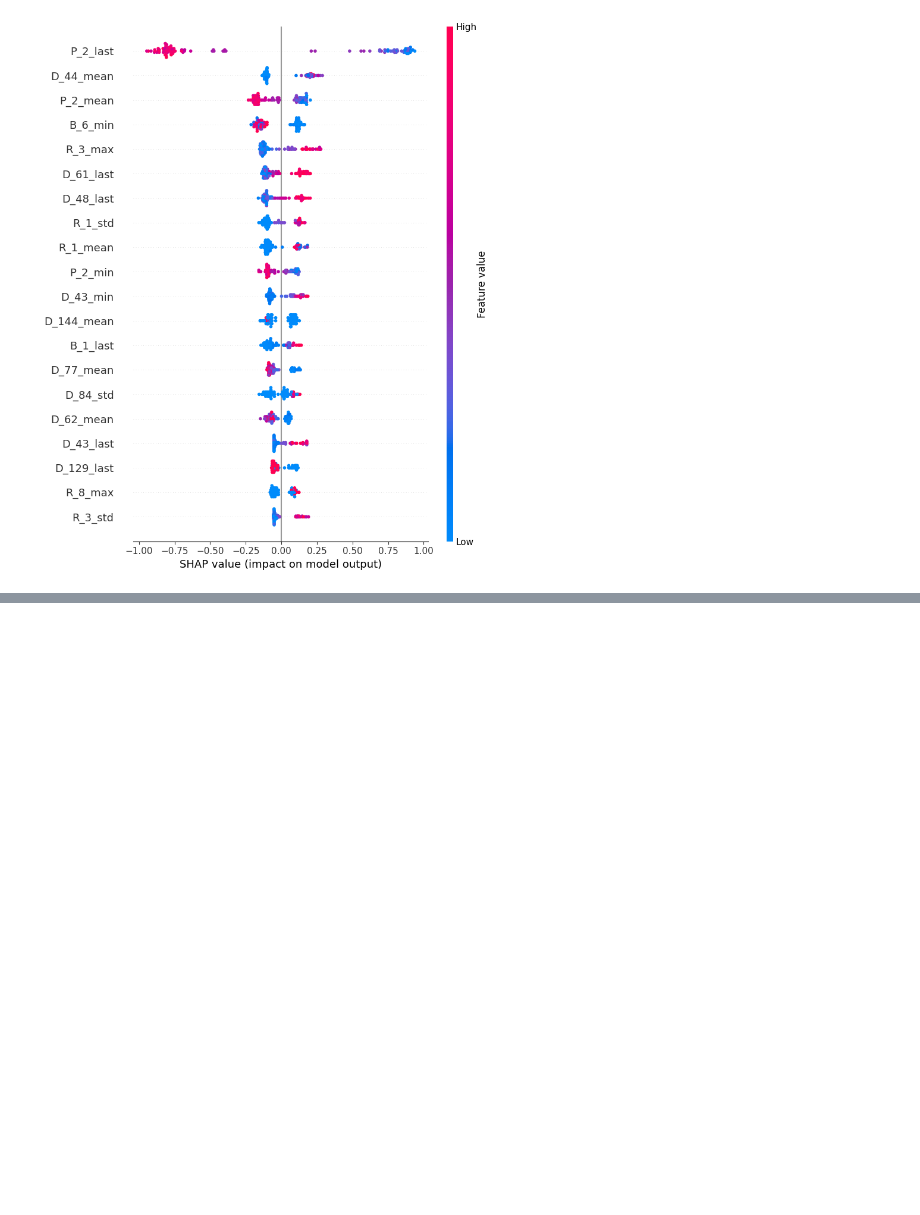
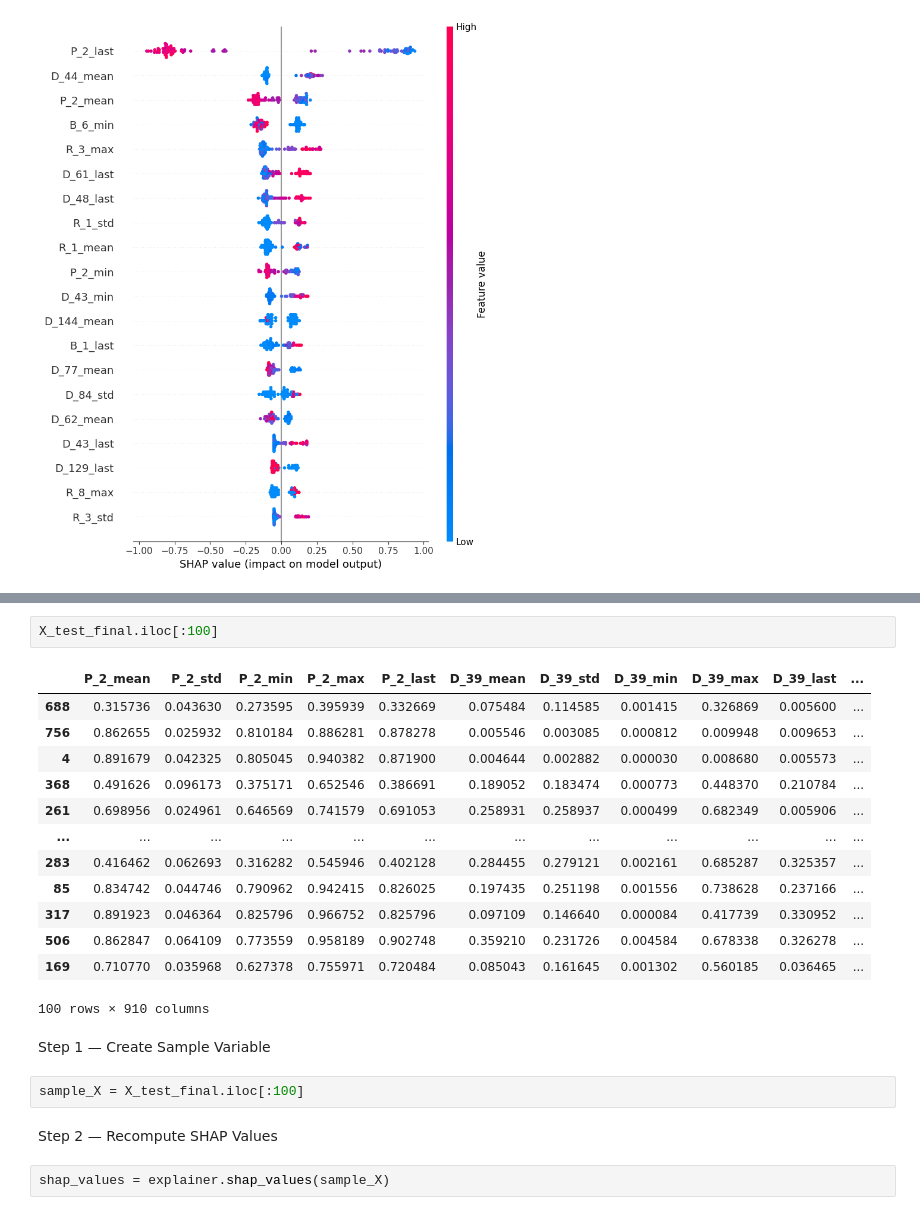
Before and after one commit to ishanrajani77/behavioral-credit-risk-early-warning-system, a Jupyter notebook: notebooks/00_data_audit.ipynb, the cells around one changed output, grey strips where cells are left out. Drawn from its saved outputs; the diff is of its cells as text; blank space fills up the shorter version.

```diff
--- a/notebooks/00_data_audit.ipynb
+++ b/notebooks/00_data_audit.ipynb
@@ -2137,0 +2161,24 @@ shap.summary_plot(
+# %%
+X_test_final.iloc[:100]
+# %% [output]
+|  | P_2_mean | P_2_std | P_2_min | P_2_max | P_2_last | D_39_mean | D_39_std | D_39_min | D_39_max | D_39_last | ... |
+| 688 | 0.315736 | 0.043630 | 0.273595 | 0.395939 | 0.332669 | 0.075484 | 0.114585 | 0.001415 | 0.326869 | 0.005600 | ... |
+| 756 | 0.862655 | 0.025932 | 0.810184 | 0.886281 | 0.878278 | 0.005546 | 0.003085 | 0.000812 | 0.009948 | 0.009653 | ... |
+| 4 | 0.891679 | 0.042325 | 0.805045 | 0.940382 | 0.871900 | 0.004644 | 0.002882 | 0.000030 | 0.008680 | 0.005573 | ... |
+| 368 | 0.491626 | 0.096173 | 0.375171 | 0.652546 | 0.386691 | 0.189052 | 0.183474 | 0.000773 | 0.448370 | 0.210784 | ... |
+| 261 | 0.698956 | 0.024961 | 0.646569 | 0.741579 | 0.691053 | 0.258931 | 0.258937 | 0.000499 | 0.682349 | 0.005906 | ... |
+| ... | ... | ... | ... | ... | ... | ... | ... | ... | ... | ... | ... |
+| 283 | 0.416462 | 0.062693 | 0.316282 | 0.545946 | 0.402128 | 0.284455 | 0.279121 | 0.002161 | 0.685287 | 0.325357 | ... |
+| 85 | 0.834742 | 0.044746 | 0.790962 | 0.942415 | 0.826025 | 0.197435 | 0.251198 | 0.001556 | 0.738628 | 0.237166 | ... |
+| 317 | 0.891923 | 0.046364 | 0.825796 | 0.966752 | 0.825796 | 0.097109 | 0.146640 | 0.000084 | 0.417739 | 0.330952 | ... |
+| 506 | 0.862847 | 0.064109 | 0.773559 | 0.958189 | 0.902748 | 0.359210 | 0.231726 | 0.004584 | 0.678338 | 0.326278 | ... |
+| 169 | 0.710770 | 0.035968 | 0.627378 | 0.755971 | 0.720484 | 0.085043 | 0.161645 | 0.001302 | 0.560185 | 0.036465 | ... |
+100 rows × 910 columns
+# %% [markdown]
+Step 1 — Create Sample Variable
+# %%
+sample_X = X_test_final.iloc[:100]
+# %% [markdown]
+Step 2 — Recompute SHAP Values
+# %%
+shap_values = explainer.shap_values(sample_X)
```
Also changed, not shown: parts of 150 cells of this notebook.
